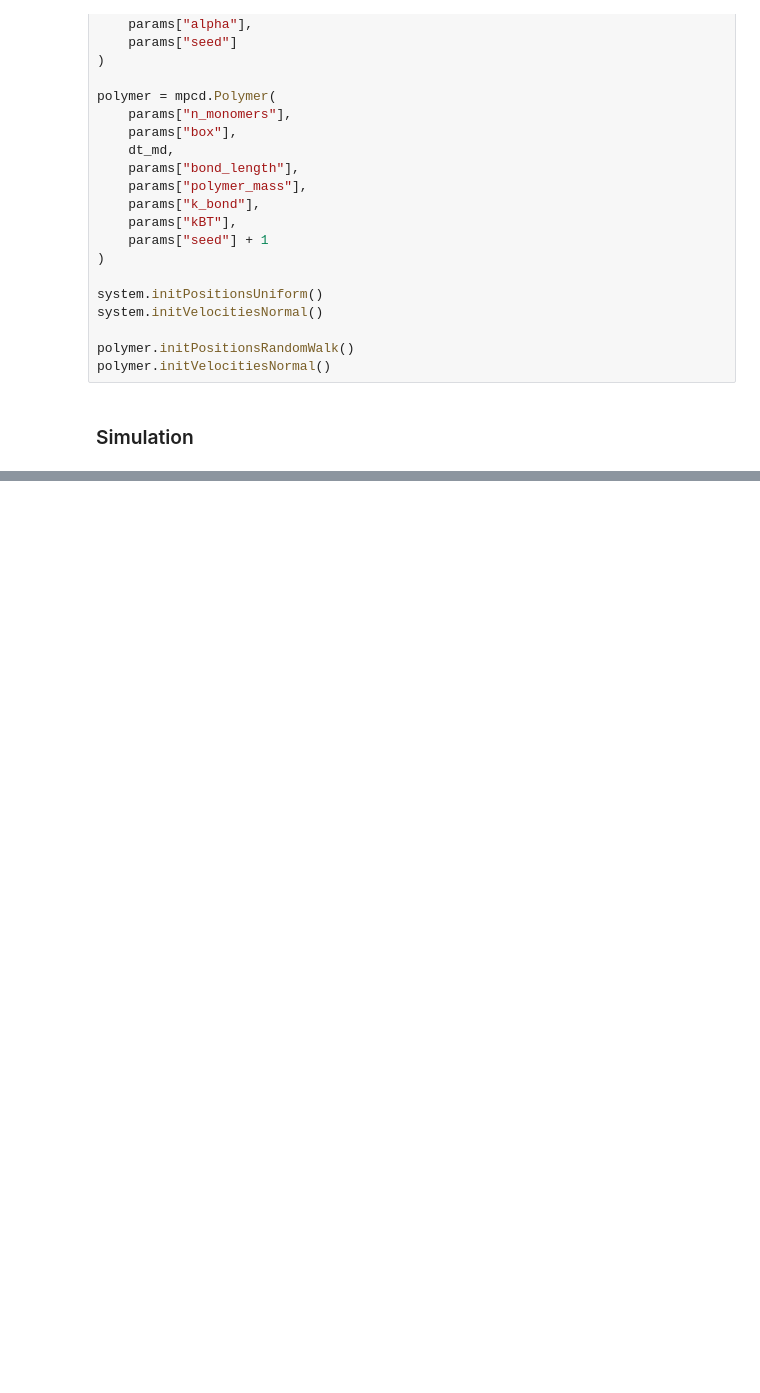
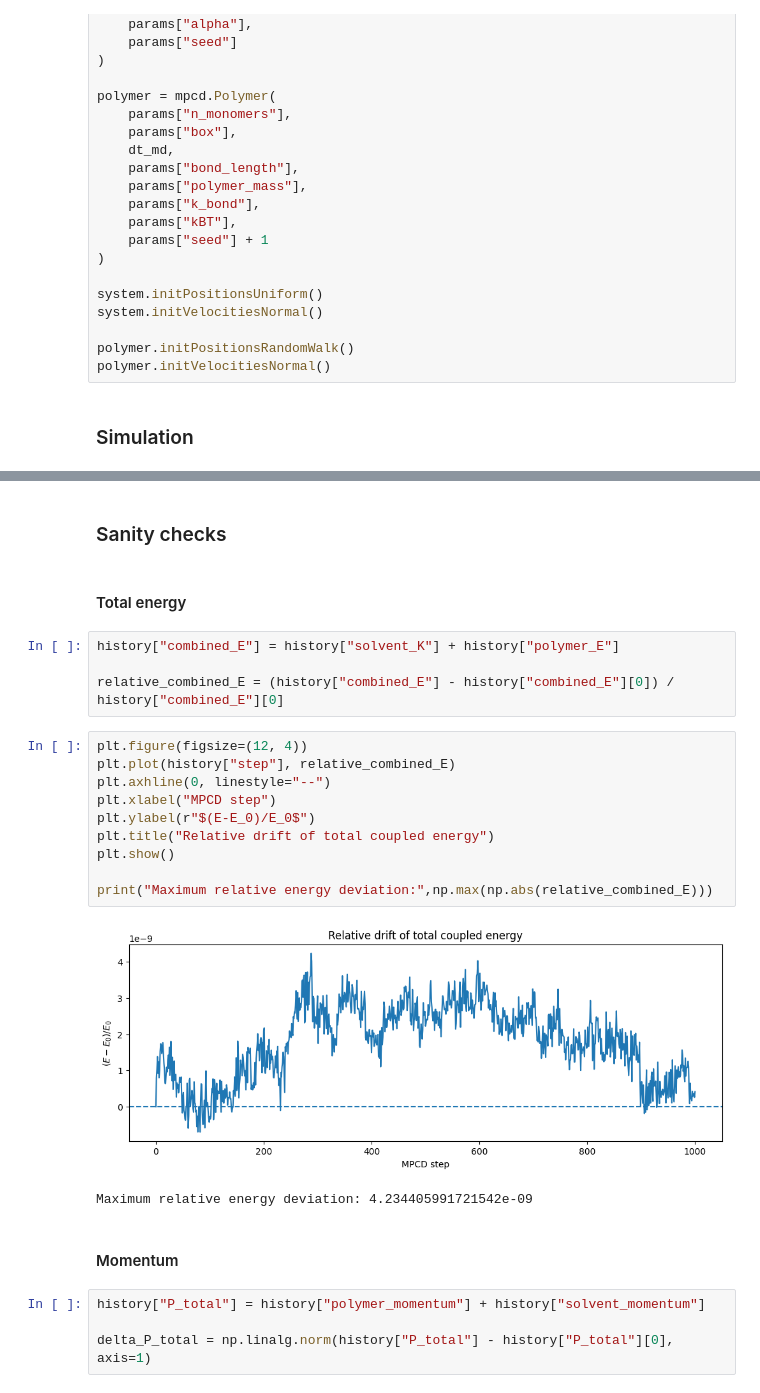
Before and after one commit to olegoniy/mpcd, a Jupyter notebook: notebooks/SimulationDiagnosticsCpp.ipynb, the cells around one changed output, grey strips where cells are left out. Drawn from its saved outputs; the diff is of its cells as text; blank space fills up the shorter version.

Commit message:
Changed coupled notebook

```diff
--- a/notebooks/SimulationDiagnosticsCpp.ipynb
+++ b/notebooks/SimulationDiagnosticsCpp.ipynb
@@ -144,0 +114,27 @@ plt.show()
+# %% [markdown]
+### Sanity checks
+# %% [markdown]
+#### Total energy
+# %%
+history["combined_E"] = history["solvent_K"] + history["polymer_E"]
+
+relative_combined_E = (history["combined_E"] - history["combined_E"][0]) / history["combined_E"][0]
+# %%
+plt.figure(figsize=(12, 4))
+plt.plot(history["step"], relative_combined_E)
+plt.axhline(0, linestyle="--")
+plt.xlabel("MPCD step")
+plt.ylabel(r"$(E-E_0)/E_0$")
+plt.title("Relative drift of total coupled energy")
+plt.show()
+
+print("Maximum relative energy deviation:",np.max(np.abs(relative_combined_E)))
+# %% [output]
+[figure, added]
+Maximum relative energy deviation: 4.234405991721542e-09
+# %% [markdown]
+#### Momentum
+# %%
+history["P_total"] = history["polymer_momentum"] + history["solvent_momentum"]
+
+delta_P_total = np.linalg.norm(history["P_total"] - history["P_total"][0], axis=1)
```
Also changed, not shown: parts of 50 cells of this notebook.
